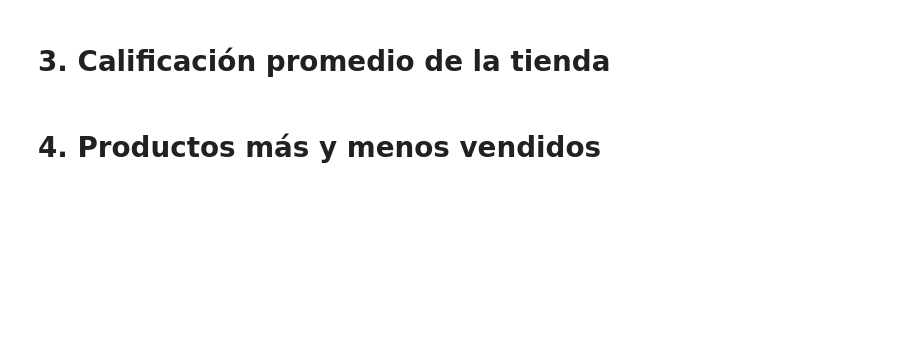
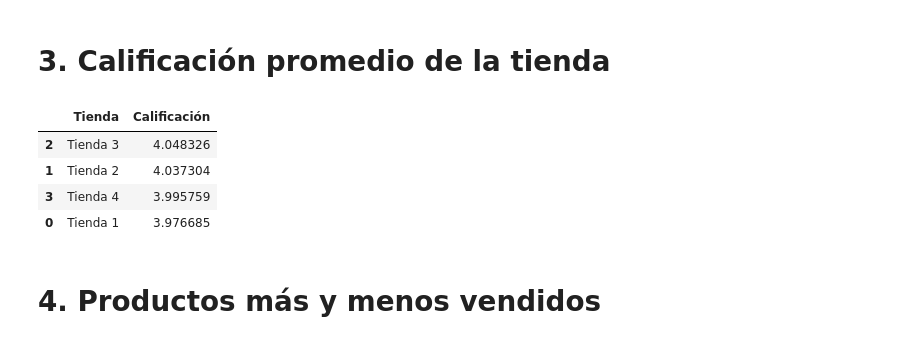
Before and after one commit to Alexis-Casanova/challenge-alura-store, a Jupyter notebook: AluraStoreLatam.ipynb, the cells around one changed output. Saved outputs shown, nothing was run; the diff lists cells and outputs as text; code cells hidden in the pictures; blank space fills up the shorter version.

```diff
--- a/AluraStoreLatam.ipynb
+++ b/AluraStoreLatam.ipynb
@@ -30,4 +88,15 @@ tienda.head()
 # %% [markdown]
 # 3. Calificación promedio de la tienda
+# %%
+calificacion_por_tienda = df_total.groupby('Tienda')['Calificación'].mean().reset_index()
+
+calificacion_por_tienda = calificacion_por_tienda.sort_values(by='Calificación', ascending=False)
+calificacion_por_tienda
+# %% [output]
+|  | Tienda | Calificación |
+| 2 | Tienda 3 | 4.048326 |
+| 1 | Tienda 2 | 4.037304 |
+| 3 | Tienda 4 | 3.995759 |
+| 0 | Tienda 1 | 3.976685 |
 # %% [markdown]
 # 4. Productos más y menos vendidos
```
Also changed, not shown: parts of 6 cells of this notebook.
